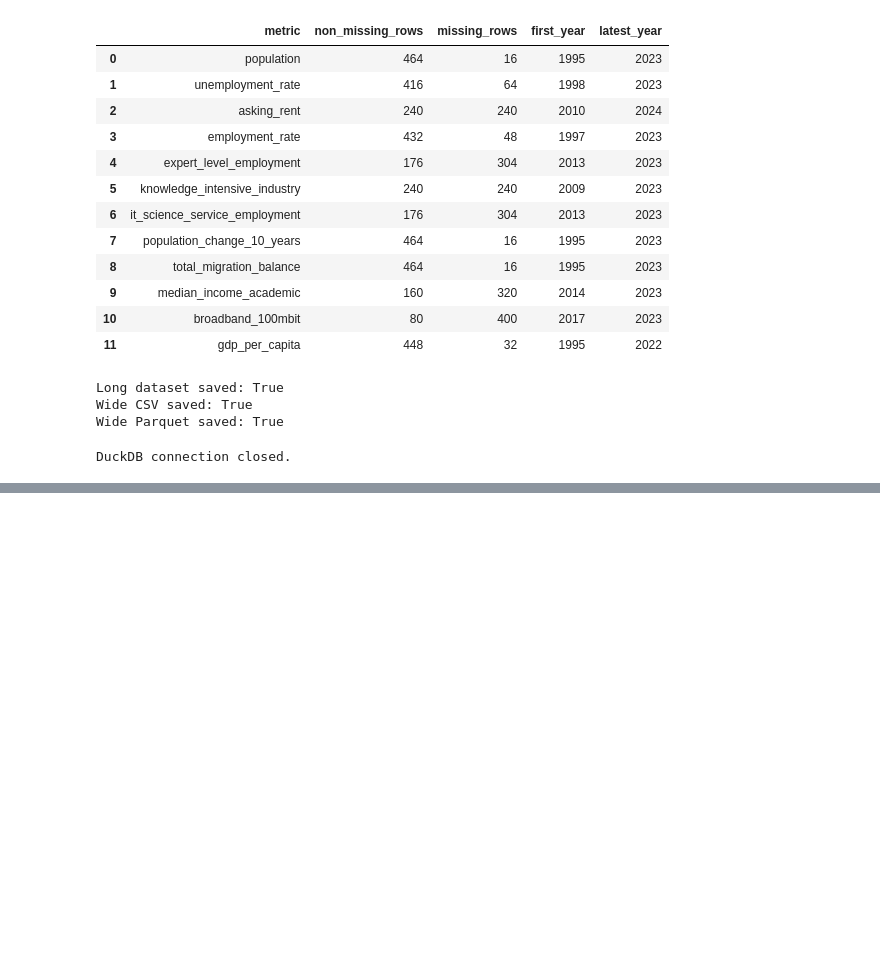
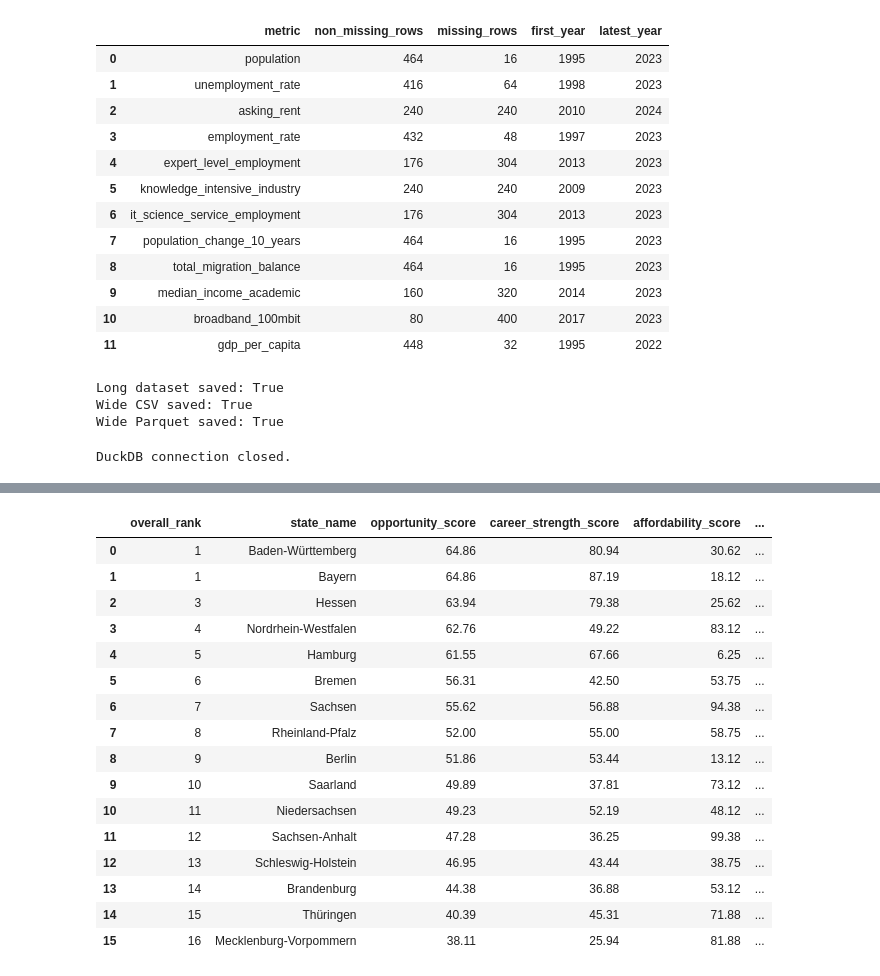
Before and after one commit to maaz2692/datacareer-germany, a Jupyter notebook: notebooks/datacareer_germany_analysis.ipynb, the cells around one changed output, grey strips where cells are left out. Cells and saved outputs as stored; diff of their text form; code cells hidden in the pictures; blank space fills up the shorter version.

```diff
--- a/notebooks/datacareer_germany_analysis.ipynb
+++ b/notebooks/datacareer_germany_analysis.ipynb
@@ -1017,0 +1234,6 @@ DuckDB connection closed.
+# %%
+print("Number of columns:", len(state_year.columns))
+
+print("\nColumns:")
+for column in state_year.columns:
+    print("-", column)
@@ -1017,0 +2081,16 @@ DuckDB connection closed.
+# %%
+analysis_snapshot["digital_readiness_score"] = (
+    analysis_snapshot[
+        "broadband_100mbit_score"
+    ]
+)
+# %%
+analysis_snapshot["regional_momentum_score"] = (
+    analysis_snapshot[
+        "population_change_10_years_score"
+    ] * 0.50
+
+    + analysis_snapshot[
+        "total_migration_balance_score"
+    ] * 0.50
+)
@@ -1017,0 +2125,41 @@ DuckDB connection closed.
+# %%
+ranking_columns = [
+    "overall_rank",
+    "state_name",
+    "opportunity_score",
+    "career_strength_score",
+    "affordability_score",
+    "income_economic_score",
+    "digital_readiness_score",
+    "regional_momentum_score"
+]
+
+state_ranking_2022 = (
+    analysis_snapshot[
+        ranking_columns
+    ]
+    .sort_values("overall_rank")
+    .reset_index(drop=True)
+)
+
+display(
+    state_ranking_2022.round(2)
+)
+# %% [output]
+|  | overall_rank | state_name | opportunity_score | career_strength_score | affordability_score | ... |
+| 0 | 1 | Baden-Württemberg | 64.86 | 80.94 | 30.62 | ... |
+| 1 | 1 | Bayern | 64.86 | 87.19 | 18.12 | ... |
+| 2 | 3 | Hessen | 63.94 | 79.38 | 25.62 | ... |
+| 3 | 4 | Nordrhein-Westfalen | 62.76 | 49.22 | 83.12 | ... |
+| 4 | 5 | Hamburg | 61.55 | 67.66 | 6.25 | ... |
+| 5 | 6 | Bremen | 56.31 | 42.50 | 53.75 | ... |
+| 6 | 7 | Sachsen | 55.62 | 56.88 | 94.38 | ... |
+| 7 | 8 | Rheinland-Pfalz | 52.00 | 55.00 | 58.75 | ... |
+| 8 | 9 | Berlin | 51.86 | 53.44 | 13.12 | ... |
+| 9 | 10 | Saarland | 49.89 | 37.81 | 73.12 | ... |
+| 10 | 11 | Niedersachsen | 49.23 | 52.19 | 48.12 | ... |
+| 11 | 12 | Sachsen-Anhalt | 47.28 | 36.25 | 99.38 | ... |
+| 12 | 13 | Schleswig-Holstein | 46.95 | 43.44 | 38.75 | ... |
+| 13 | 14 | Brandenburg | 44.38 | 36.88 | 53.12 | ... |
+| 14 | 15 | Thüringen | 40.39 | 45.31 | 71.88 | ... |
+| 15 | 16 | Mecklenburg-Vorpommern | 38.11 | 25.94 | 81.88 | ... |
```
Also changed, not shown: parts of 102 cells of this notebook, 22 other files.
